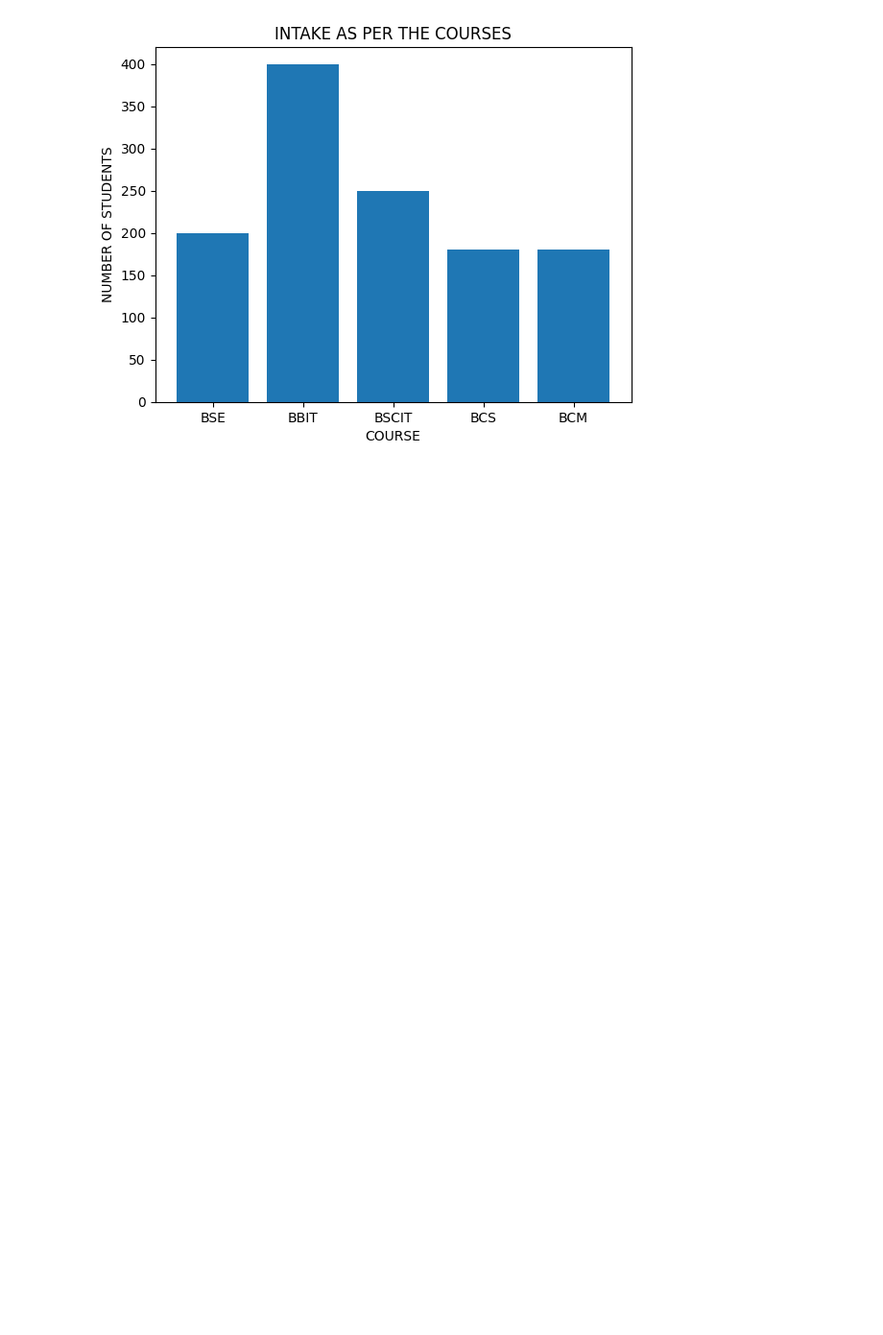
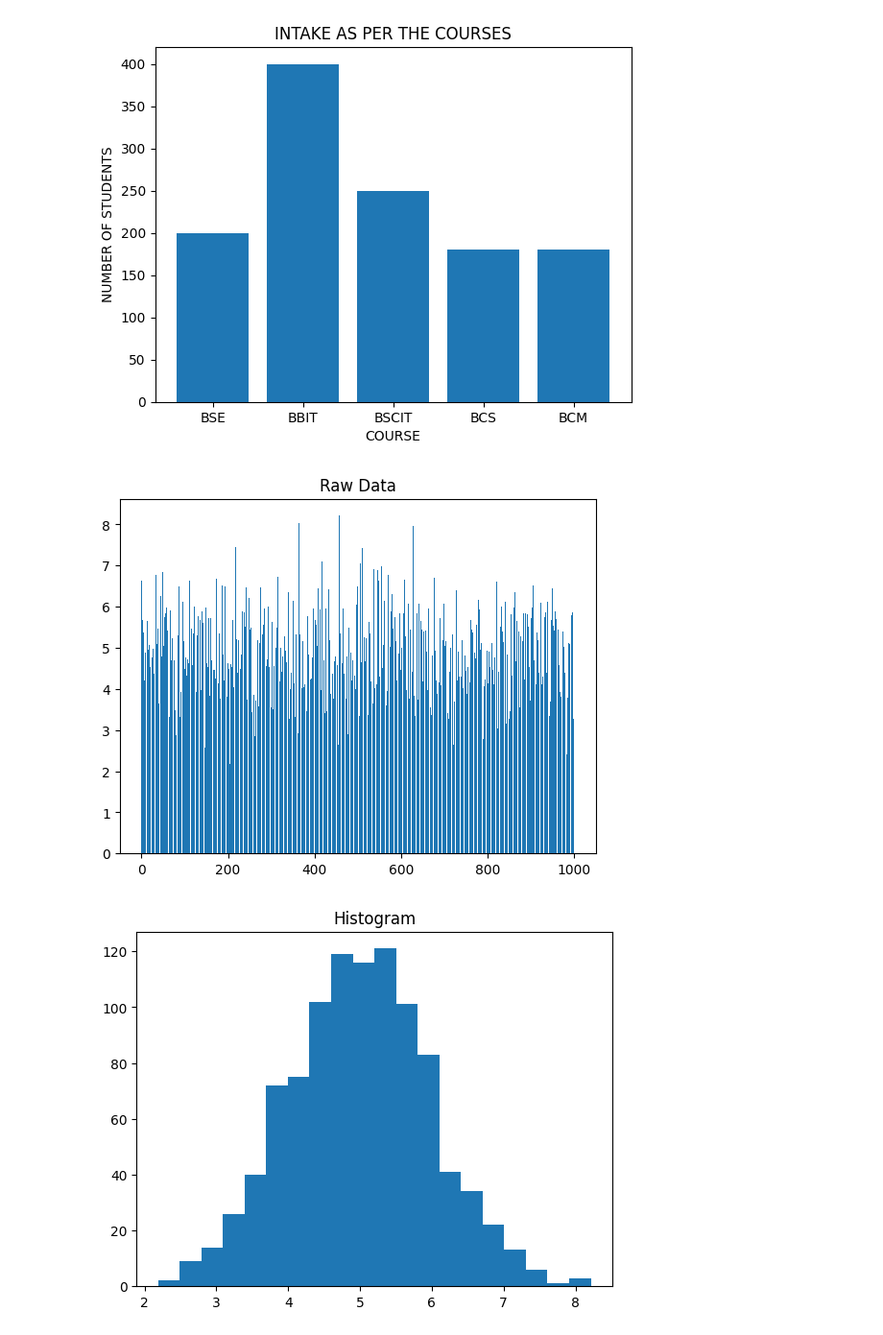
Before and after one commit to Maxwell-Muthui-Mwangi/Ballershopke-Python_Data-Science, a Jupyter notebook: Data_Science_Learning.ipynb, the cells around one changed output. Shown: that part at 96% size. Drawn from its saved outputs; the diff is of its cells as text; code cells hidden in the pictures; blank space fills up the shorter version.

```diff
--- a/Data_Science_Learning.ipynb
+++ b/Data_Science_Learning.ipynb
@@ -565,3 +565,27 @@ plt.title("INTAKE AS PER THE COURSES")
 plt.show()
 # %% [output]
 [figure]
+# %%
+# Histograms
+import matplotlib.pyplot as plt
+import numpy as np
+# Use numpy to generate a bunch of random data in a bell curve around 5.
+n = 5 + np.random.randn(1000) #is used to generate an array of random numbers from a standard
+#normal distribution (also known as a Gaussian distribution or a bell curve)
+m = [m for m in range(len(n))]
+plt.bar(m, n)
+plt.title("Raw Data")
+plt.show()
+plt.hist(n, bins=20) #Bins are the number of intervals you want to divide all of your data into, such
+#that it can be displayed as bars on a histogram.
+#width = (1000 – 0 ) / 20 = 200
+plt.title("Histogram")
+plt.show()
+plt.hist(n, cumulative=True, bins=20, edgecolor="yellow", color="green") #When cumulative is set
+#to True in these functions, it means that the operation will be performed cumulatively on the
+#elements of an array or a sequence.
+plt.title("Cumulative Histogram")
+plt.show()
+# %% [output]
+[figure, added]
+[figure, added]
```
Also changed, not shown: parts of 7 cells of this notebook.
